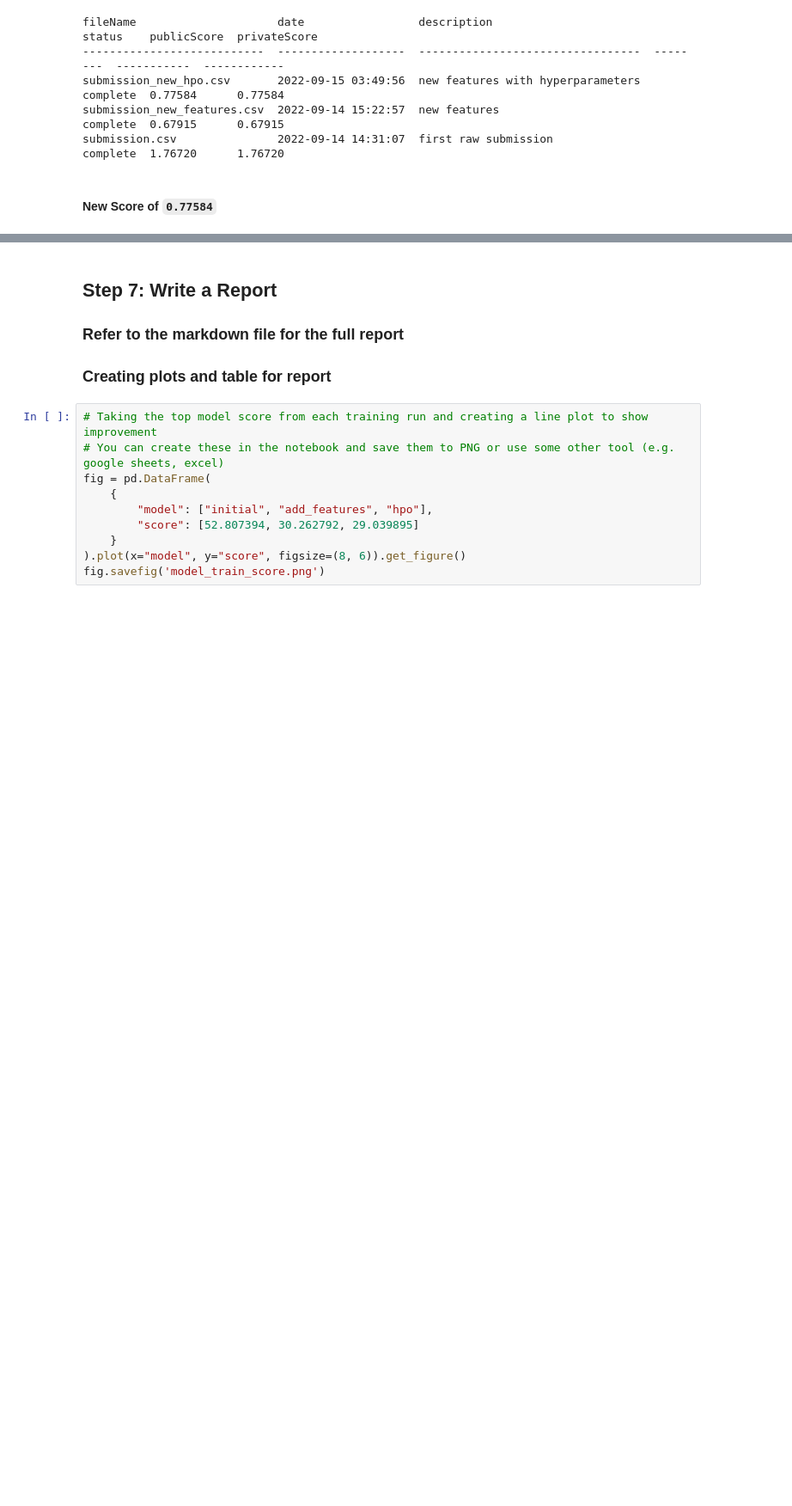
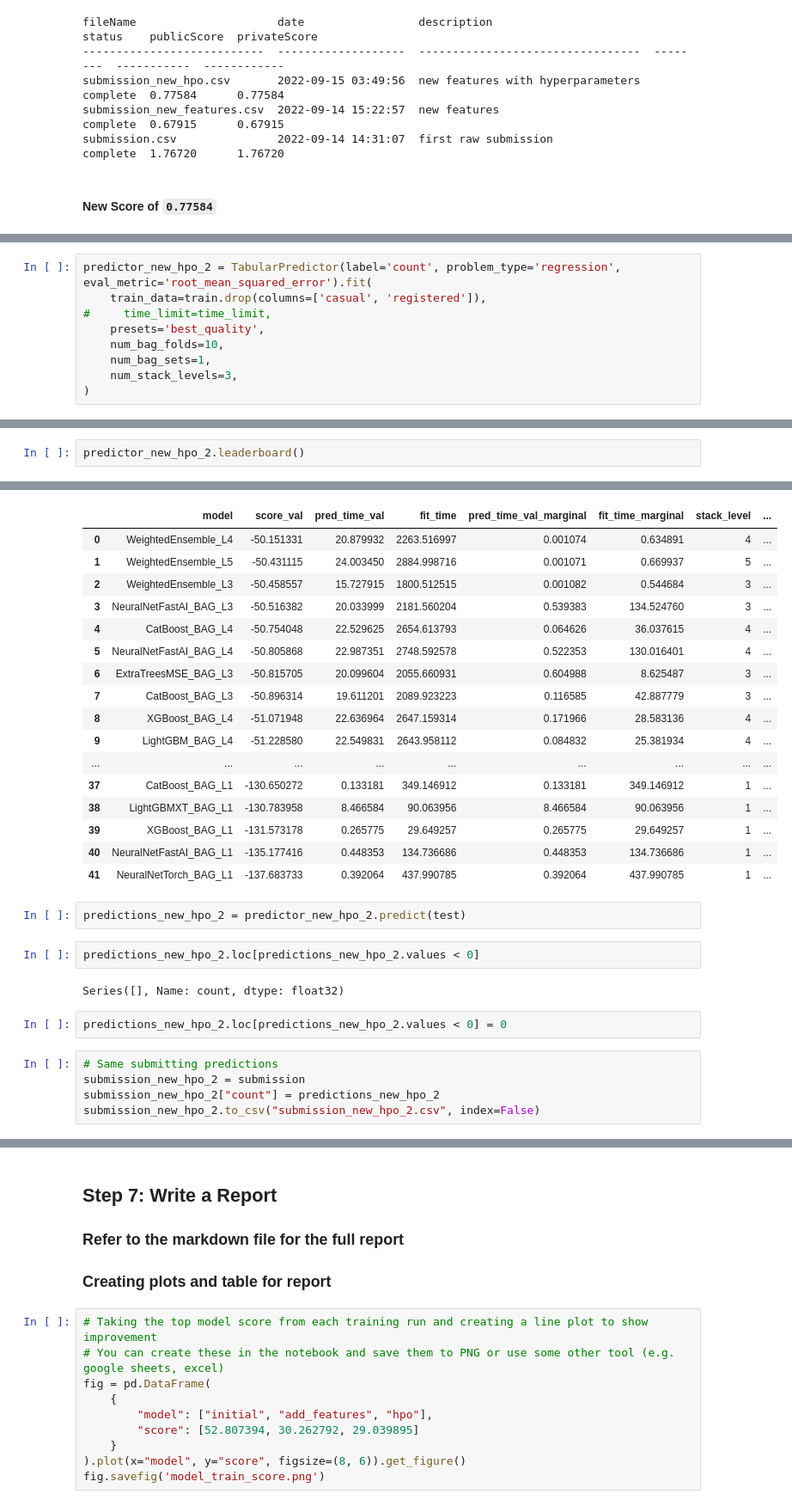
Before and after one commit to oystin/cd0385-project-starter, a Jupyter notebook: project/project-template.ipynb, the cells around one changed output, grey strips where cells are left out. Shown at 86% size. Saved outputs shown, nothing was run; the diff lists cells and outputs as text; blank space fills up the shorter version.

```diff
--- a/project/project-template.ipynb
+++ b/project/project-template.ipynb
@@ -729,0 +804,9 @@ submission.csv               2022-09-14 14:31:07  first raw submission
+# %%
+predictor_new_hpo_2 = TabularPredictor(label='count', problem_type='regression', eval_metric='root_mean_squared_error').fit(
+    train_data=train.drop(columns=['casual', 'registered']),
+#     time_limit=time_limit,
+    presets='best_quality',
+    num_bag_folds=10,
+    num_bag_sets=1,
+    num_stack_levels=3,
+)
@@ -729,0 +831,3 @@ submission.csv               2022-09-14 14:31:07  first raw submission
+# %%
+predictor_new_hpo_2.leaderboard()
+# %% [output]
@@ -729,0 +851,30 @@ submission.csv               2022-09-14 14:31:07  first raw submission
+|  | model | score_val | pred_time_val | fit_time | pred_time_val_marginal | fit_time_marginal | stack_level | ... |
+| 0 | WeightedEnsemble_L4 | -50.151331 | 20.879932 | 2263.516997 | 0.001074 | 0.634891 | 4 | ... |
+| 1 | WeightedEnsemble_L5 | -50.431115 | 24.003450 | 2884.998716 | 0.001071 | 0.669937 | 5 | ... |
+| 2 | WeightedEnsemble_L3 | -50.458557 | 15.727915 | 1800.512515 | 0.001082 | 0.544684 | 3 | ... |
+| 3 | NeuralNetFastAI_BAG_L3 | -50.516382 | 20.033999 | 2181.560204 | 0.539383 | 134.524760 | 3 | ... |
+| 4 | CatBoost_BAG_L4 | -50.754048 | 22.529625 | 2654.613793 | 0.064626 | 36.037615 | 4 | ... |
+| 5 | NeuralNetFastAI_BAG_L4 | -50.805868 | 22.987351 | 2748.592578 | 0.522353 | 130.016401 | 4 | ... |
+| 6 | ExtraTreesMSE_BAG_L3 | -50.815705 | 20.099604 | 2055.660931 | 0.604988 | 8.625487 | 3 | ... |
+| 7 | CatBoost_BAG_L3 | -50.896314 | 19.611201 | 2089.923223 | 0.116585 | 42.887779 | 3 | ... |
+| 8 | XGBoost_BAG_L4 | -51.071948 | 22.636964 | 2647.159314 | 0.171966 | 28.583136 | 4 | ... |
+| 9 | LightGBM_BAG_L4 | -51.228580 | 22.549831 | 2643.958112 | 0.084832 | 25.381934 | 4 | ... |
+| ... | ... | ... | ... | ... | ... | ... | ... | ... |
+| 37 | CatBoost_BAG_L1 | -130.650272 | 0.133181 | 349.146912 | 0.133181 | 349.146912 | 1 | ... |
+| 38 | LightGBMXT_BAG_L1 | -130.783958 | 8.466584 | 90.063956 | 8.466584 | 90.063956 | 1 | ... |
+| 39 | XGBoost_BAG_L1 | -131.573178 | 0.265775 | 29.649257 | 0.265775 | 29.649257 | 1 | ... |
+| 40 | NeuralNetFastAI_BAG_L1 | -135.177416 | 0.448353 | 134.736686 | 0.448353 | 134.736686 | 1 | ... |
+| 41 | NeuralNetTorch_BAG_L1 | -137.683733 | 0.392064 | 437.990785 | 0.392064 | 437.990785 | 1 | ... |
+# %%
+predictions_new_hpo_2 = predictor_new_hpo_2.predict(test)
+# %%
+predictions_new_hpo_2.loc[predictions_new_hpo_2.values < 0]
+# %% [output]
+Series([], Name: count, dtype: float32)
+# %%
+predictions_new_hpo_2.loc[predictions_new_hpo_2.values < 0] = 0
+# %%
+# Same submitting predictions
+submission_new_hpo_2 = submission
+submission_new_hpo_2["count"] = predictions_new_hpo_2
+submission_new_hpo_2.to_csv("submission_new_hpo_2.csv", index=False)
```
Also changed, not shown: parts of 15 cells of this notebook, 3 other files.
